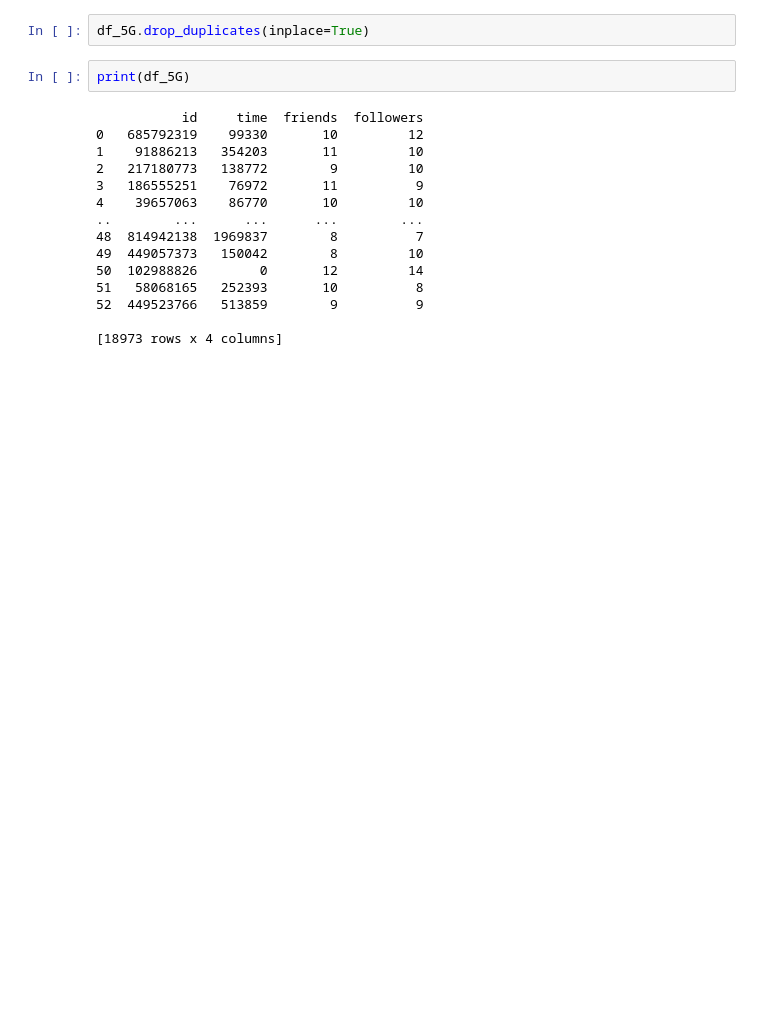
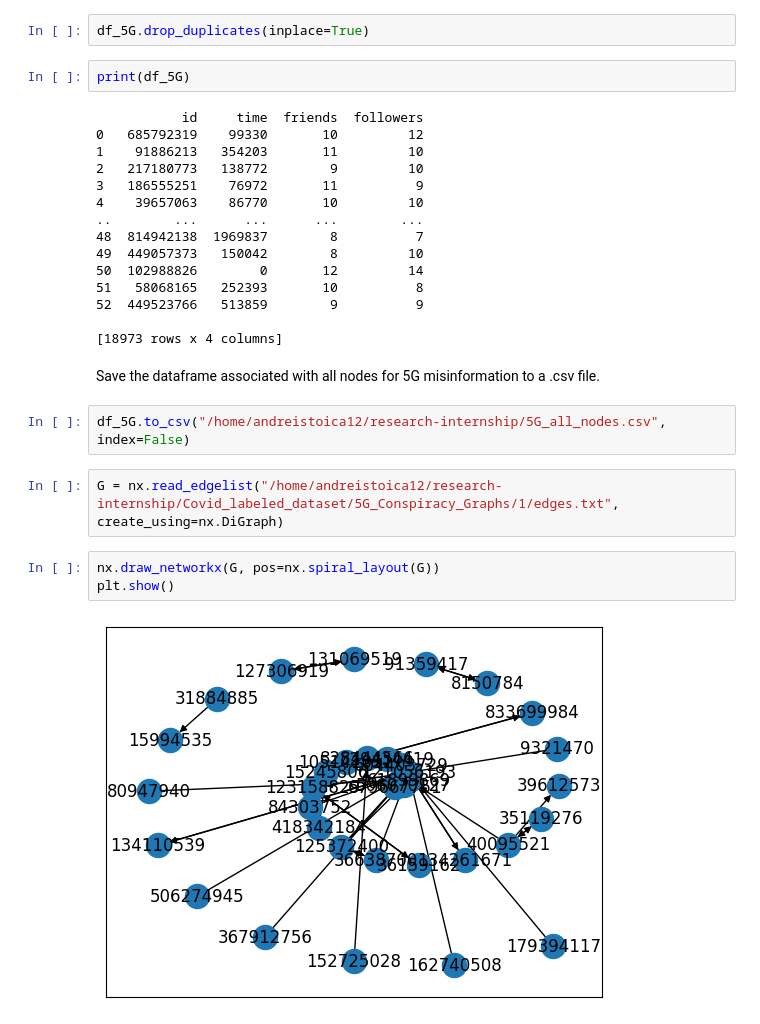
Before and after one commit to andreistoica12/research-internship, a Jupyter notebook: notebook.ipynb, the cells around one changed output. Cells and saved outputs as stored; diff of their text form; blank space fills up the shorter version.

```diff
--- a/notebook.ipynb
+++ b/notebook.ipynb
@@ -74,3 +64,14 @@ print(df_5G)
 52  449523766   513859        9          9
 
 [18973 rows x 4 columns]
+# %% [markdown]
+Save the dataframe associated with all nodes for 5G misinformation to a .csv file.
+# %%
+df_5G.to_csv("/home/andreistoica12/research-internship/5G_all_nodes.csv", index=False)
+# %%
+G = nx.read_edgelist("/home/andreistoica12/research-internship/Covid_labeled_dataset/5G_Conspiracy_Graphs/1/edges.txt", create_using=nx.DiGraph)
+# %%
+nx.draw_networkx(G, pos=nx.spiral_layout(G))
+plt.show()
+# %% [output]
+[figure, added]
```
Also changed, not shown: parts of 16 cells of this notebook, 3 other files.
